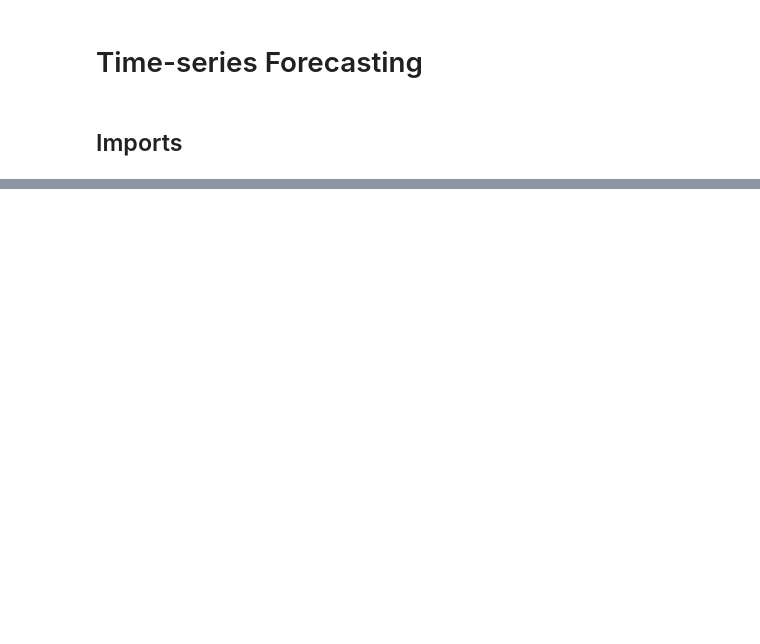
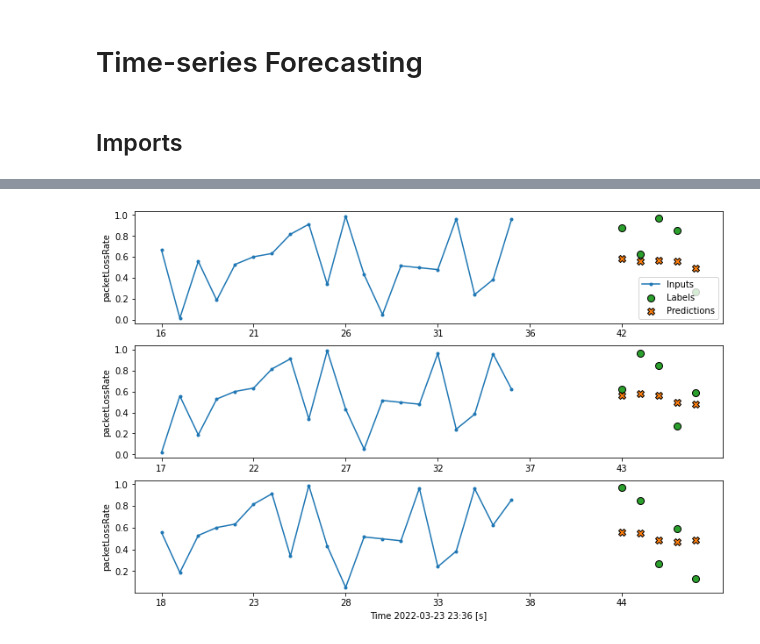
Before and after one commit to leordsong/timeseries, a Jupyter notebook: demo.ipynb, the cells around one changed output, grey strips where cells are left out. Cells and saved outputs as stored; diff of their text form; code cells hidden in the pictures; blank space fills up the shorter version.

```diff
--- a/demo.ipynb
+++ b/demo.ipynb
@@ -210,0 +238,8 @@ np.array(df, dtype=np.float32).shape
+# %%
+model = tf.keras.models.Sequential([
+    tf.keras.layers.Input((20, 3)),
+    tf.keras.layers.LSTM(128, return_sequences=True),
+    tf.keras.layers.Dense(2),
+    tf.keras.layers.Cropping1D(cropping=(15, 0))
+])
+model.summary()
@@ -210,0 +262,5 @@ np.array(df, dtype=np.float32).shape
+# %%
+model.compile(loss='mse', optimizer='adam')
+# %%
+train_data = s1.train().map(lambda x,y,z: (x, z))
+train_data
@@ -210,0 +269,2 @@ np.array(df, dtype=np.float32).shape
+# %%
+model.fit(train_data, epochs=20)
@@ -210,0 +290,4 @@ np.array(df, dtype=np.float32).shape
+# %%
+s1.plot(model)
+# %% [output]
+[figure, added]
```
Also changed, not shown: parts of 19 cells of this notebook, 2 other files.
